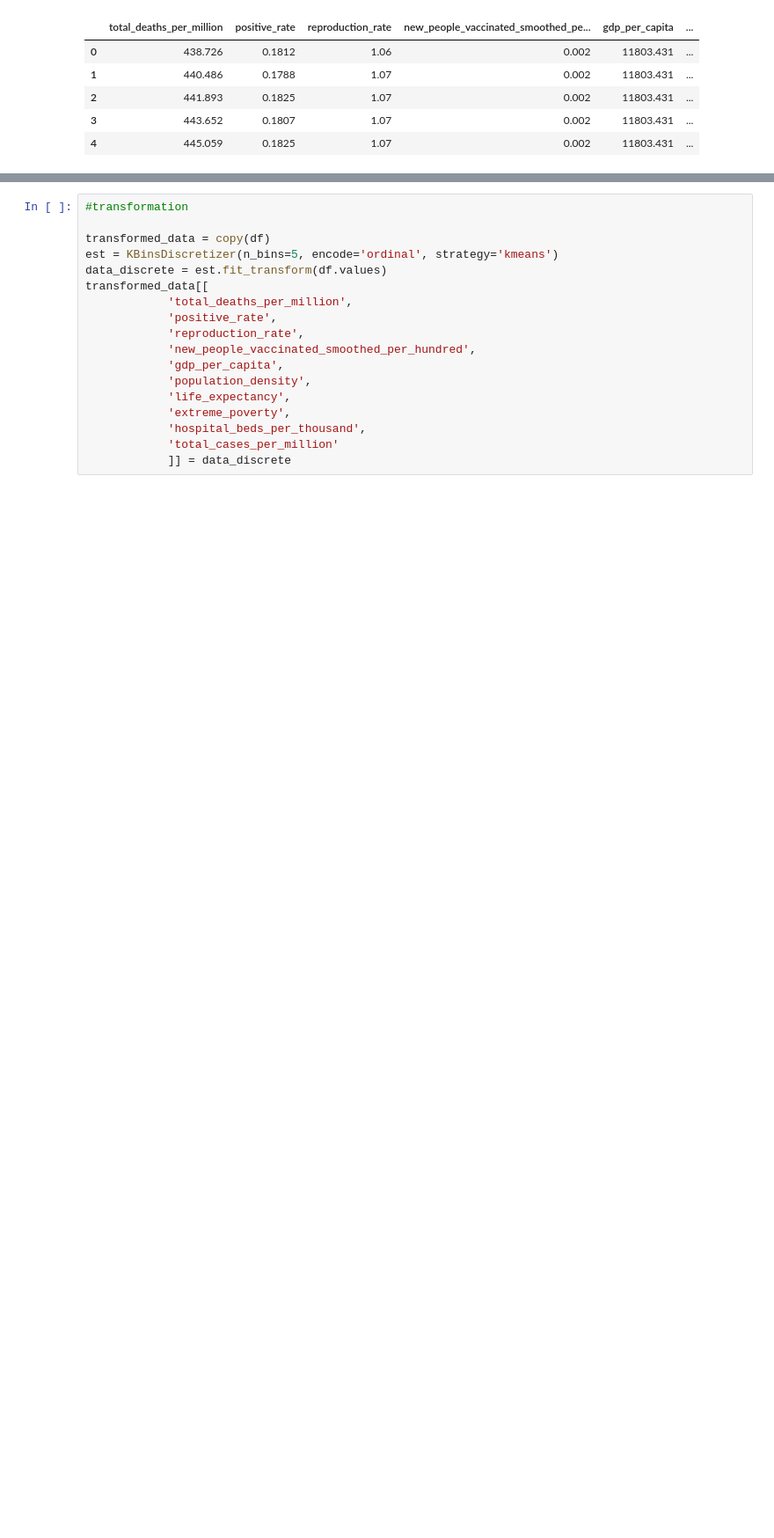
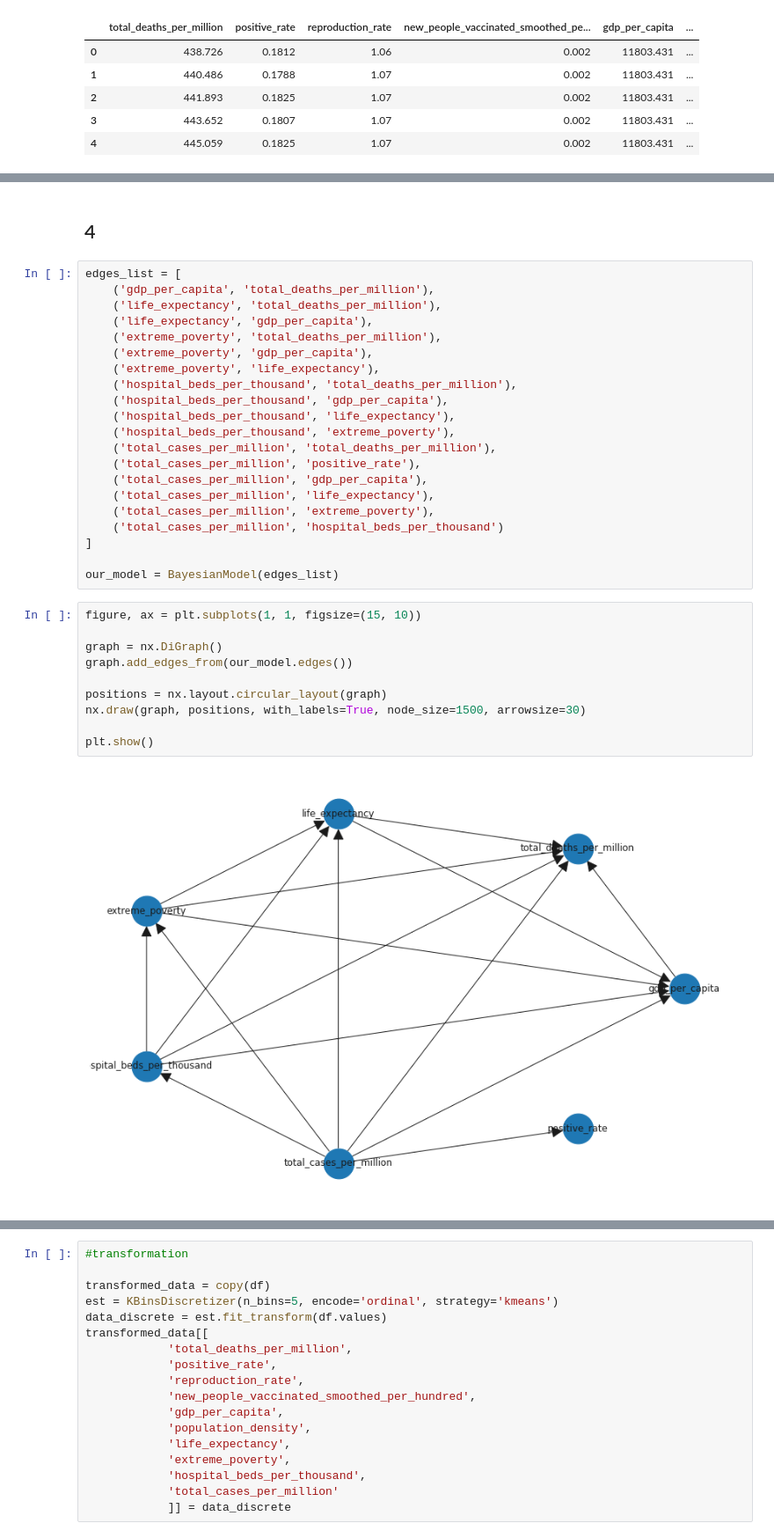
Before and after one commit to D3lph1/methods-and-models-for-multivariate-data-analysis, a Jupyter notebook: Lab 3/lab_3_notebook.ipynb, the cells around one changed output, grey strips where cells are left out. Shown at 88% size. Saved outputs shown, nothing was run; the diff lists cells and outputs as text; blank space fills up the shorter version.

```diff
--- a/Lab 3/lab_3_notebook.ipynb
+++ b/Lab 3/lab_3_notebook.ipynb
@@ -87,0 +88,35 @@ plt.show()
+# %% [markdown]
+## 4
+# %%
+edges_list = [
+    ('gdp_per_capita', 'total_deaths_per_million'),
+    ('life_expectancy', 'total_deaths_per_million'),
+    ('life_expectancy', 'gdp_per_capita'),
+    ('extreme_poverty', 'total_deaths_per_million'),
+    ('extreme_poverty', 'gdp_per_capita'),
+    ('extreme_poverty', 'life_expectancy'),
+    ('hospital_beds_per_thousand', 'total_deaths_per_million'),
+    ('hospital_beds_per_thousand', 'gdp_per_capita'),
+    ('hospital_beds_per_thousand', 'life_expectancy'),
+    ('hospital_beds_per_thousand', 'extreme_poverty'),
+    ('total_cases_per_million', 'total_deaths_per_million'),
+    ('total_cases_per_million', 'positive_rate'),
+    ('total_cases_per_million', 'gdp_per_capita'),
+    ('total_cases_per_million', 'life_expectancy'),
+    ('total_cases_per_million', 'extreme_poverty'),
+    ('total_cases_per_million', 'hospital_beds_per_thousand')
+]
+
+our_model = BayesianModel(edges_list)
+# %%
+figure, ax = plt.subplots(1, 1, figsize=(15, 10))
+
+graph = nx.DiGraph()
+graph.add_edges_from(our_model.edges())
+
+positions = nx.layout.circular_layout(graph)
+nx.draw(graph, positions, with_labels=True, node_size=1500, arrowsize=30)
+
+plt.show()
+# %% [output]
+[figure, added]
```
Also changed, not shown: parts of 8 cells of this notebook.
